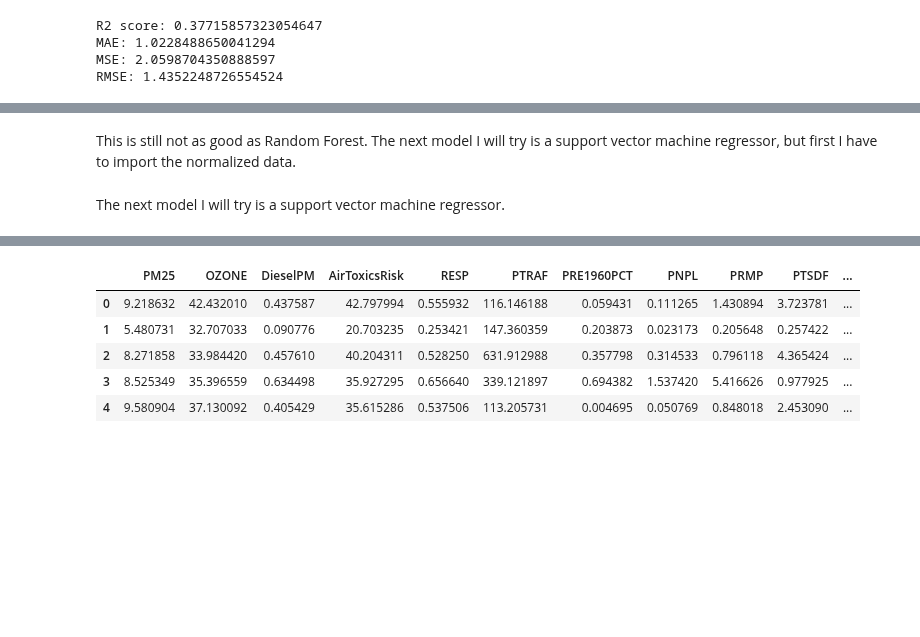
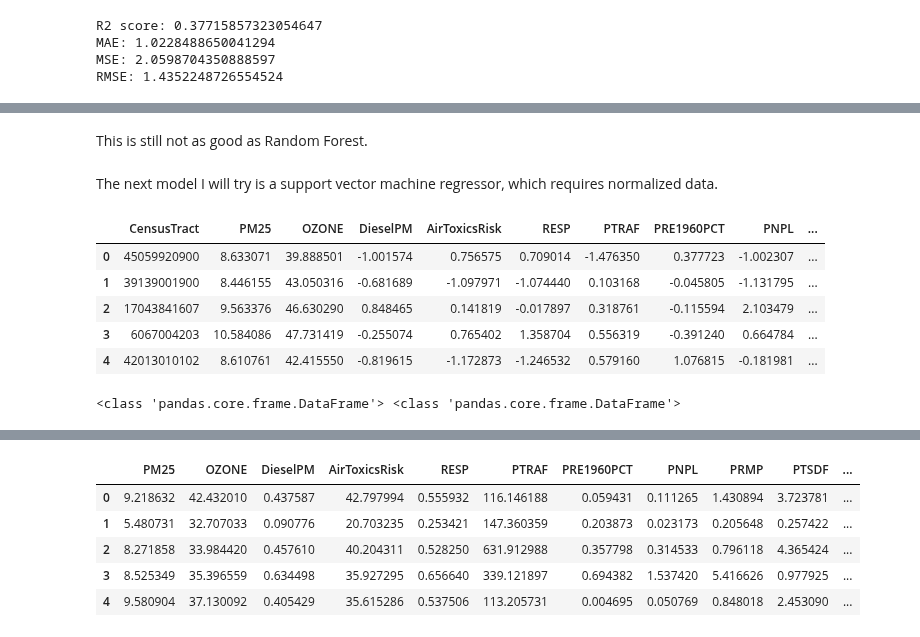
Before and after one commit to keb101/Image-Classification-Indian-Clothing, a Jupyter notebook: Capstone_Two/notebooks/Modeling/Modeling_asthma.ipynb, the cells around one changed output, grey strips where cells are left out. Cells and saved outputs as stored; diff of their text form; code cells hidden in the pictures; blank space fills up the shorter version.

```diff
--- a/Capstone_Two/notebooks/Modeling/Modeling_asthma.ipynb
+++ b/Capstone_Two/notebooks/Modeling/Modeling_asthma.ipynb
@@ -303,5 +395,5 @@ RMSE: 0.7924125375748193
+# %% [markdown]
+This is still not as good as Random Forest.
 # %% [markdown]
-This is still not as good as Random Forest. The next model I will try is a support vector machine regressor, but first I have to import the normalized data.
+The next model I will try is a support vector machine regressor, which requires normalized data.
-# %% [markdown]
-The next model I will try is a support vector machine regressor.
 # %%
@@ -310,3 +403,16 @@ X_test_log = pd.read_csv('/Users/butler/Documents/hp/Capstone_Two/data/processed
 X_train_log = pd.read_csv('/Users/butler/Documents/hp/Capstone_Two/data/processed/X_train_log_asthma')
 y_test_log = pd.read_csv('/Users/butler/Documents/hp/Capstone_Two/data/processed/y_test_log_asthma')
 y_train_log = pd.read_csv('/Users/butler/Documents/hp/Capstone_Two/data/processed/y_train_log_asthma')
+# %%
+X_train_log.head()
+# %% [output]
+|  | CensusTract | PM25 | OZONE | DieselPM | AirToxicsRisk | RESP | PTRAF | PRE1960PCT | PNPL | ... |
+| 0 | 45059920900 | 8.633071 | 39.888501 | -1.001574 | 0.756575 | 0.709014 | -1.476350 | 0.377723 | -1.002307 | ... |
+| 1 | 39139001900 | 8.446155 | 43.050316 | -0.681689 | -1.097971 | -1.074440 | 0.103168 | -0.045805 | -1.131795 | ... |
+| 2 | 17043841607 | 9.563376 | 46.630290 | 0.848465 | 0.141819 | -0.017897 | 0.318761 | -0.115594 | 2.103479 | ... |
+| 3 | 6067004203 | 10.584086 | 47.731419 | -0.255074 | 0.765402 | 1.358704 | 0.556319 | -0.391240 | 0.664784 | ... |
+| 4 | 42013010102 | 8.610761 | 42.415550 | -0.819615 | -1.172873 | -1.246532 | 0.579160 | 1.076815 | -0.181981 | ... |
+# %%
+print(type(y_test_log), type(y_train_log))
+# %% [output]
+<class 'pandas.core.frame.DataFrame'> <class 'pandas.core.frame.DataFrame'>
```
Also changed, not shown: parts of 68 cells of this notebook, 7 other files.
